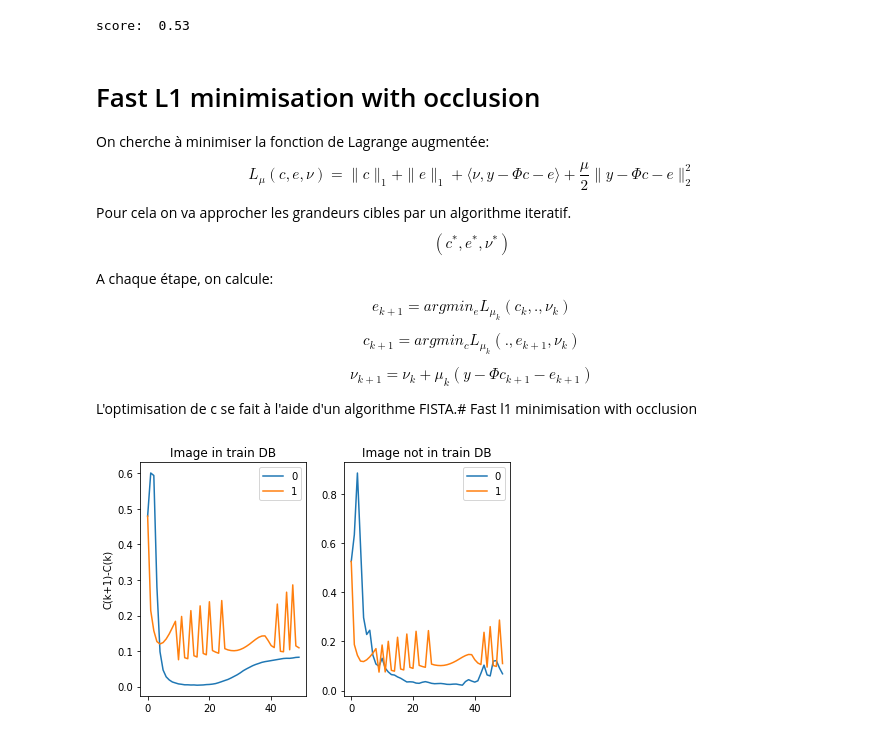
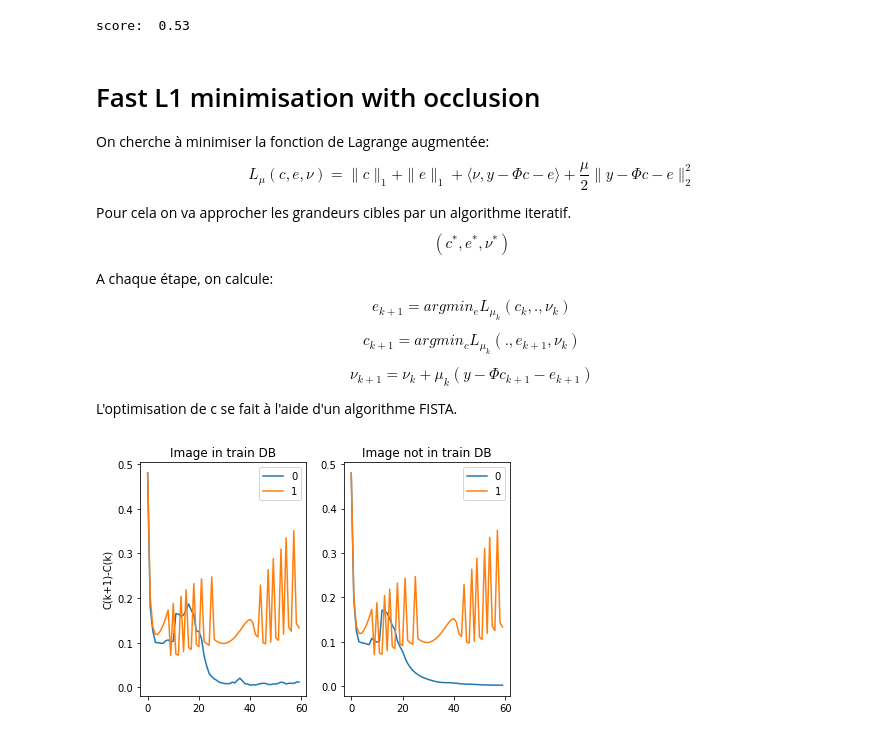
Before and after one commit to NicolasLoiseau/FaceRecognition, a Jupyter notebook: face recogniction.ipynb, the cells around one changed output. Saved outputs shown, nothing was run; the diff lists cells and outputs as text; code cells hidden in the pictures.

Commit message:
occlusion

```diff
--- a/face recogniction.ipynb
+++ b/face recogniction.ipynb
@@ -504,7 +397,7 @@ $$
 \nu_{k+1} = \nu_k + \mu_k(y-\Phi c_{k+1} - e_{k+1})
 $$
 
-L'optimisation de c se fait à l'aide d'un algorithme FISTA.# Fast l1 minimisation with occlusion
+L'optimisation de c se fait à l'aide d'un algorithme FISTA.
 # %%
 # ALGORITHM
 
@@ -560,43 +453,40 @@ epsilon_fista = 0.001
 # gamma = np.max(np.linalg.eigvals(np.dot(np.transpose(fr.phi), fr.phi)))
 gamma = 10000000000
 
-mu = 2*reduction_size[0]*reduction_size[1]/np.linalg.norm(y, ord=1)
-mu_iter = 1
-
-iter_max = 20
+mu = 0.1#2*reduction_size[0]*reduction_size[1]/np.linalg.norm(y, ord=1)
 # %%
 # load images
 fr = Recognition(resize=reduction_size)
 
-iter_max = 50
+iter_max = 60
 mu_iter_list = [0, 1]
 
 # image in train DB
 y1 = fr.resized_data[11][0].flatten().astype('float64')
 # image not in train DB
 y2 = fr.resized_data[11][6].flatten().astype('float64')
 
 deltac = [[], []]
 for dc, y in zip(deltac, [y1, y2]):
     for mu_i in mu_iter_list:
         # print(mu_i)
         c, dc_list, e = minimization_with_occlusion(fr, y, 0., epsilon_fista, gamma, mu, mu_i, iter_max=iter_max)
         dc.append(dc_list)
 
 t = np.arange(iter_max)
 
 plt.subplot(1, 2, 1)
 plt.plot(t, deltac[0][0], t, deltac[0][1])
 plt.legend(list(map(str, mu_iter_list)))
 plt.title('Image in train DB')
 plt.ylabel('C(k+1)-C(k)')
 
 plt.subplot(1, 2, 2)
 plt.plot(t, deltac[1][0], t, deltac[1][1])
 plt.legend(list(map(str, mu_iter_list)))
 plt.title('Image not in train DB')
 
 plt.tight_layout()
 plt.show()
 # %% [output]
-[figure, old version]
+[figure, new version]
```
Also changed, not shown: parts of 17 cells of this notebook.
